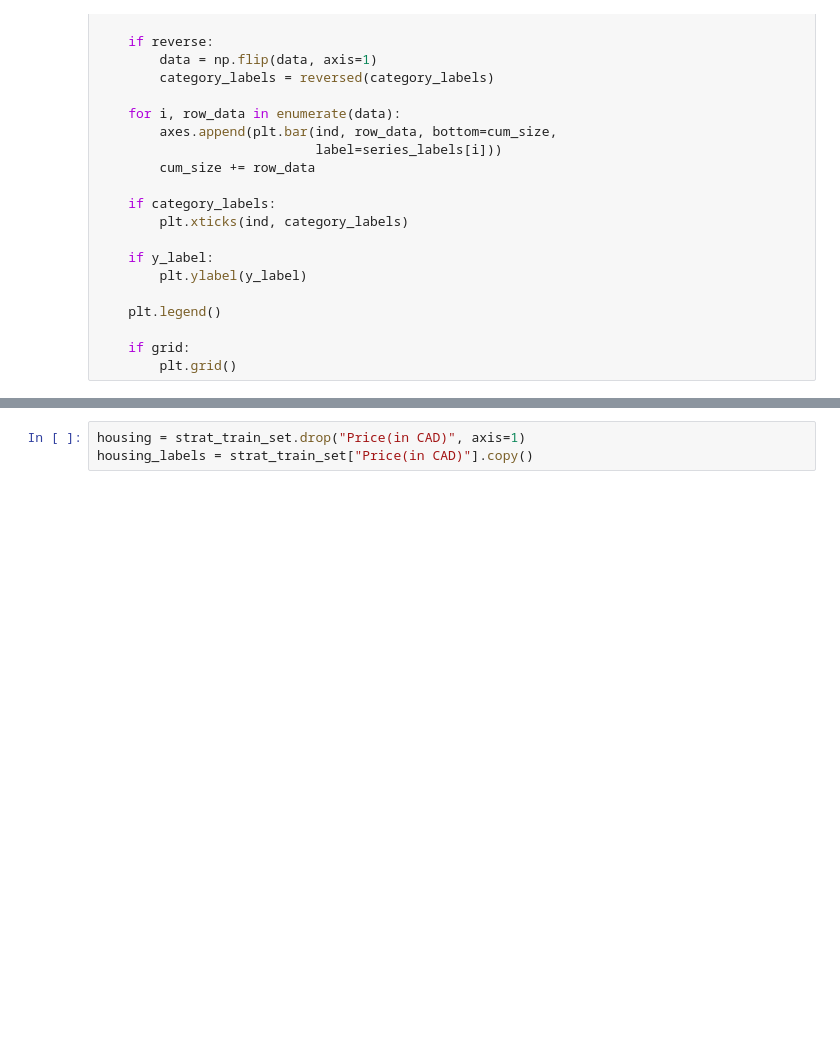
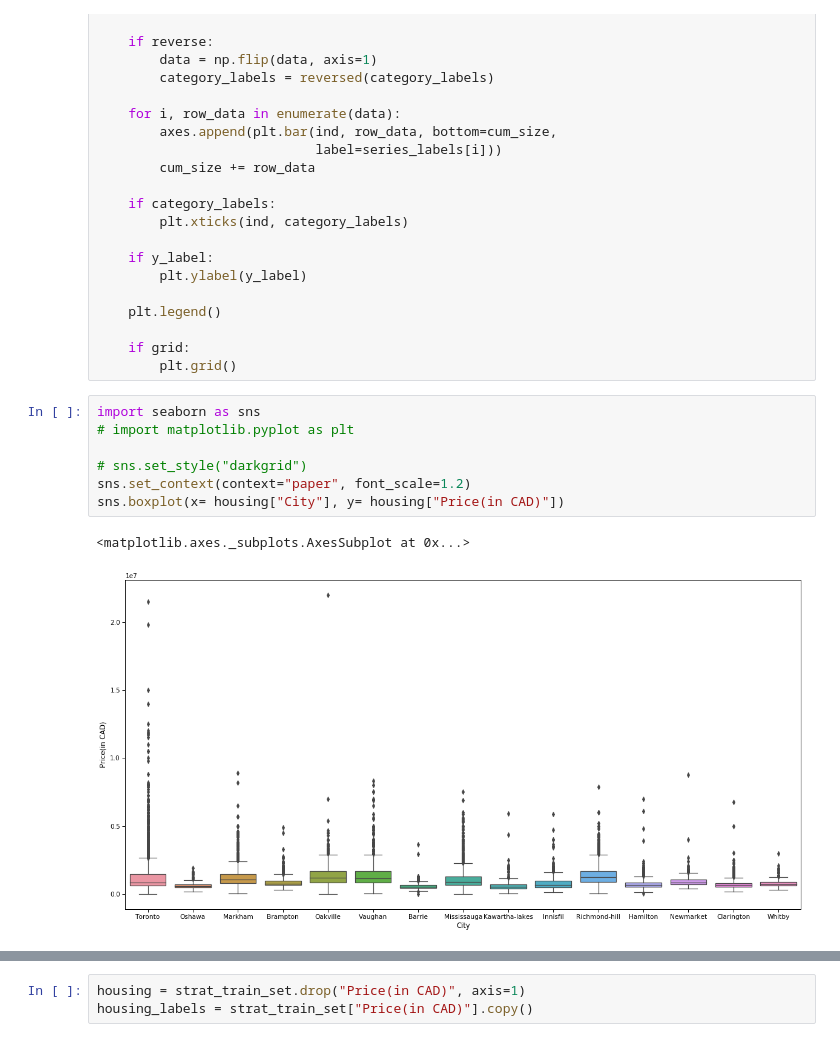
Before and after one commit to adit299/GTA-ML-Project, a Jupyter notebook: gta_housing_ml_proj.ipynb, the cells around one changed output, grey strips where cells are left out. Drawn from its saved outputs; the diff is of its cells as text; blank space fills up the shorter version.

```diff
--- a/gta_housing_ml_proj.ipynb
+++ b/gta_housing_ml_proj.ipynb
@@ -305,3 +317,13 @@ def stacked_bar(data, series_labels, category_labels=None,
 
     if grid:
         plt.grid()
+# %%
+import seaborn as sns
+# import matplotlib.pyplot as plt
+
+# sns.set_style("darkgrid")
+sns.set_context(context="paper", font_scale=1.2)
+sns.boxplot(x= housing["City"], y= housing["Price(in CAD)"])
+# %% [output]
+<matplotlib.axes._subplots.AxesSubplot at 0x...>
+[figure, added]
```
Also changed, not shown: parts of 54 cells of this notebook, 1 other file.
